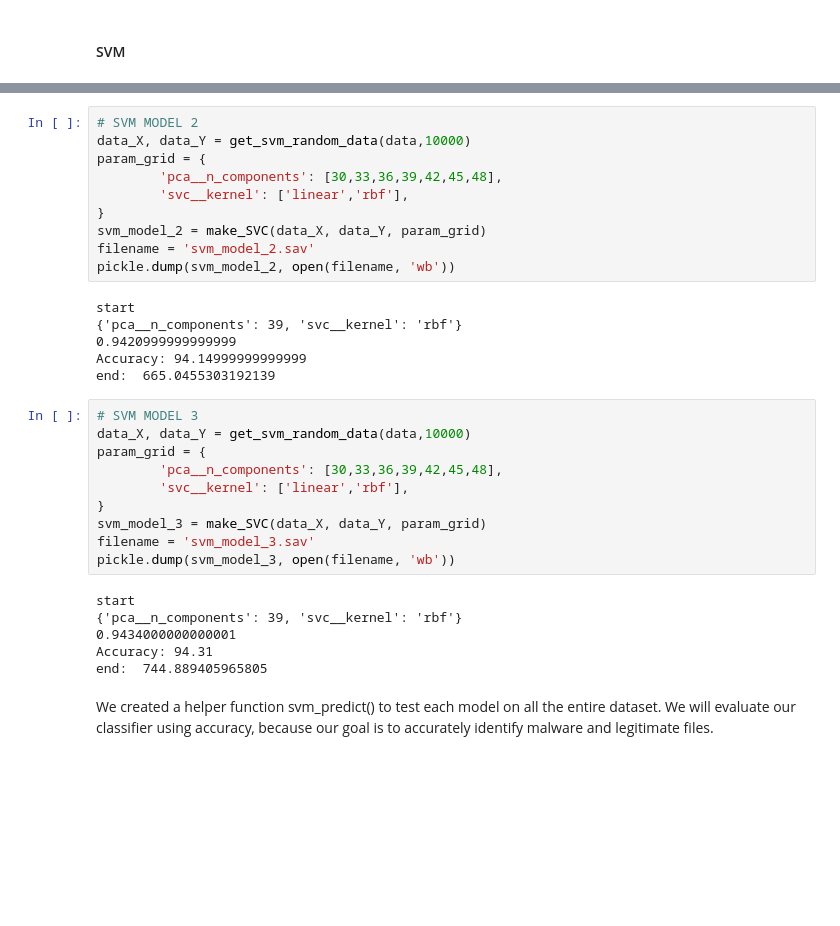
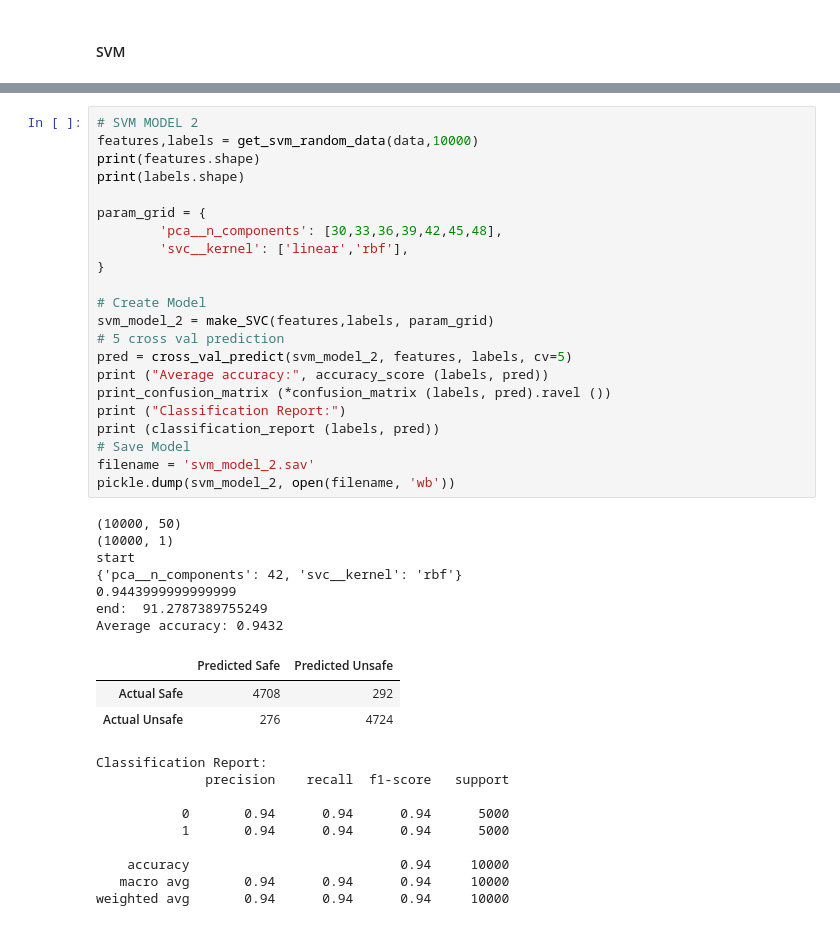
Before and after one commit to ayaabdelgawad/categorize-viruses, a Jupyter notebook: mal-classifier.ipynb, the cells around one changed output, grey strips where cells are left out. Cells and saved outputs as stored; diff of their text form; blank space fills up the shorter version.

```diff
--- a/mal-classifier.ipynb
+++ b/mal-classifier.ipynb
@@ -706,37 +710,42 @@ than enough data, and want as much variety in features without repeats in data p
 # %%
 # SVM MODEL 2
-data_X, data_Y = get_svm_random_data(data,10000)
+features,labels = get_svm_random_data(data,10000)
+print(features.shape)
+print(labels.shape)
+
 param_grid = {
         'pca__n_components': [30,33,36,39,42,45,48],
         'svc__kernel': ['linear','rbf'],
 }
-svm_model_2 = make_SVC(data_X, data_Y, param_grid)
+
+# Create Model
+svm_model_2 = make_SVC(features,labels, param_grid)
+# 5 cross val prediction
+pred = cross_val_predict(svm_model_2, features, labels, cv=5)
+print ("Average accuracy:", accuracy_score (labels, pred))
+print_confusion_matrix (*confusion_matrix (labels, pred).ravel ())
+print ("Classification Report:")
+print (classification_report (labels, pred))
+# Save Model
 filename = 'svm_model_2.sav'
 pickle.dump(svm_model_2, open(filename, 'wb'))
 # %% [output]
+(10000, 50)
+(10000, 1)
 start
-{'pca__n_components': 39, 'svc__kernel': 'rbf'}
-0.9420999999999999
-Accuracy: 94.14999999999999
-end:  665.0455303192139
+{'pca__n_components': 42, 'svc__kernel': 'rbf'}
+0.9443999999999999
+end:  91.2787389755249
+Average accuracy: 0.9432
+|  | Predicted Safe | Predicted Unsafe |
+| Actual Safe | 4708 | 292 |
+| Actual Unsafe | 276 | 4724 |
+Classification Report:
+              precision    recall  f1-score   support
+
+           0       0.94      0.94      0.94      5000
+           1       0.94      0.94      0.94      5000
+
+    accuracy                           0.94     10000
+   macro avg       0.94      0.94      0.94     10000
+weighted avg       0.94      0.94      0.94     10000
-# %%
-# SVM MODEL 3
-data_X, data_Y = get_svm_random_data(data,10000)
-param_grid = {
-        'pca__n_components': [30,33,36,39,42,45,48],
-        'svc__kernel': ['linear','rbf'],
-}
-svm_model_3 = make_SVC(data_X, data_Y, param_grid)
-filename = 'svm_model_3.sav'
-pickle.dump(svm_model_3, open(filename, 'wb'))
-# %% [output]
-start
-{'pca__n_components': 39, 'svc__kernel': 'rbf'}
-0.9434000000000001
-Accuracy: 94.31
-end:  744.889405965805
-# %% [markdown]
-We created a helper function svm_predict() to test each model
-on all the entire dataset. We will evaluate our classifier
-using accuracy, because our goal is to accurately identify malware
-and legitimate files.
```
Also changed, not shown: parts of 28 cells of this notebook, 4 other files.
